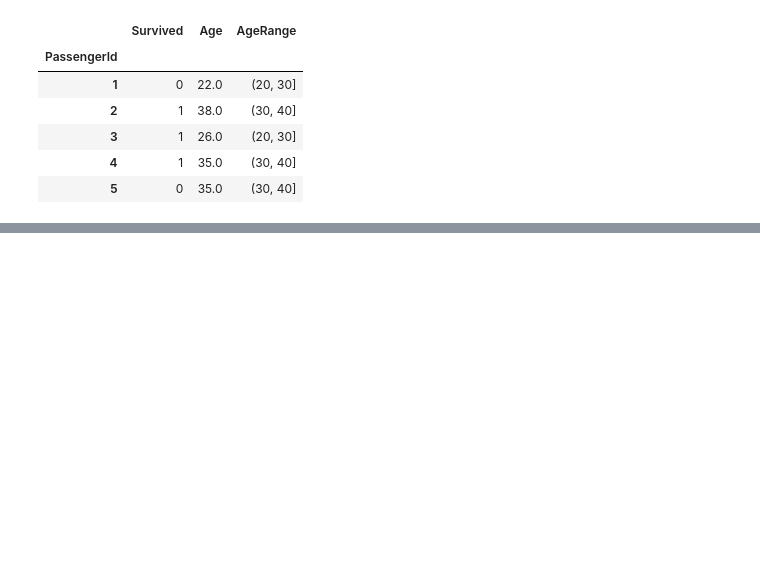
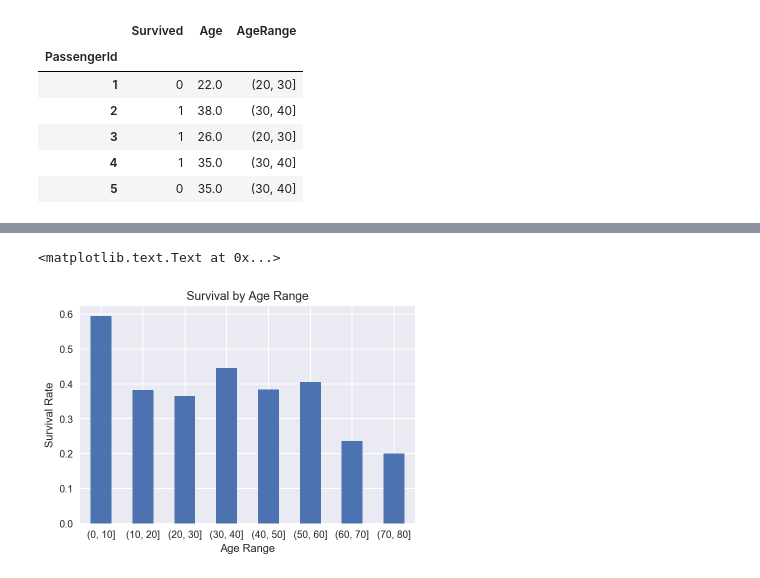
Before and after one commit to vrlambert/Udacity-Data-Analysis-Nanodegree, a Jupyter notebook: p2_titanic_data_VL.ipynb, the cells around one changed output, grey strips where cells are left out. Cells and saved outputs as stored; diff of their text form; code cells hidden in the pictures; blank space fills up the shorter version.

```diff
--- a/p2_titanic_data_VL.ipynb
+++ b/p2_titanic_data_VL.ipynb
@@ -83,0 +94,4 @@ titanic_age['Age'].hist(bins = by_ten)
+# %%
+# Compute the mean survival in each age group
+survival_by_age = titanic_age.groupby(['AgeRange'])['Survived'].agg(['count', 'mean'])
+survival_by_age
@@ -83,0 +109,9 @@ titanic_age['Age'].hist(bins = by_ten)
+# %%
+ax = survival_by_age['mean'].plot(kind = 'bar', rot = 0)
+
+ax.set_title('Survival by Age Range')
+ax.set_xlabel('Age Range')
+ax.set_ylabel('Survival Rate')
+# %% [output]
+<matplotlib.text.Text at 0x...>
+[figure, added]
```
Also changed, not shown: parts of 21 cells of this notebook.
